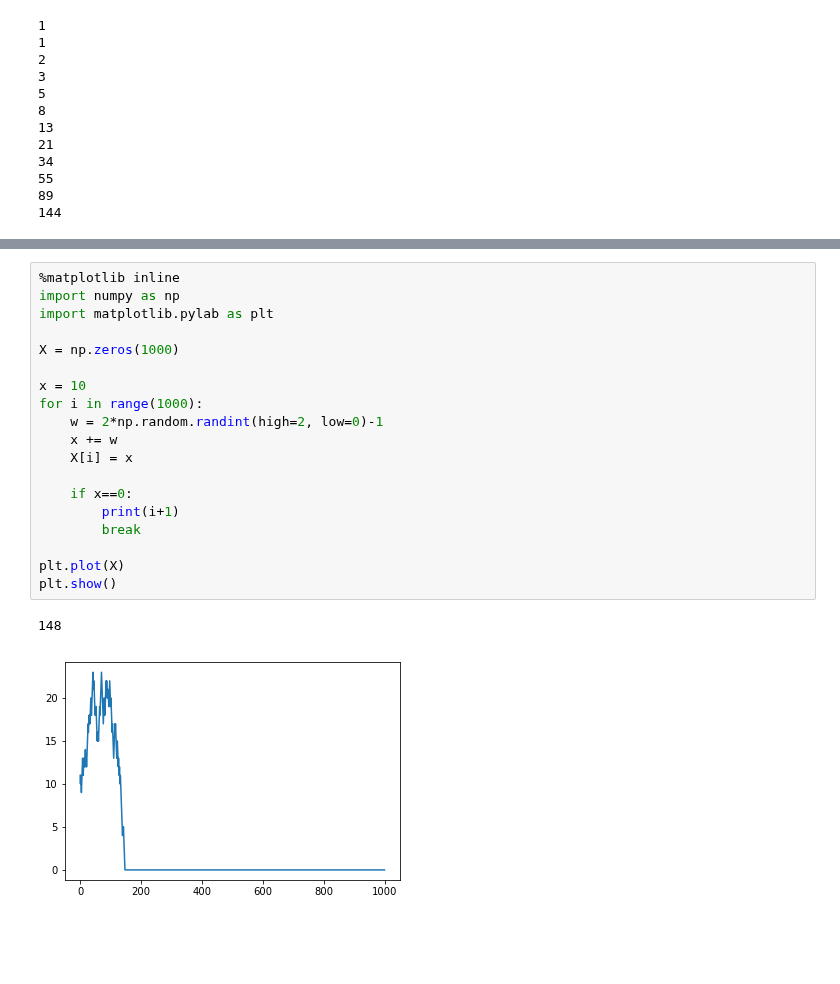
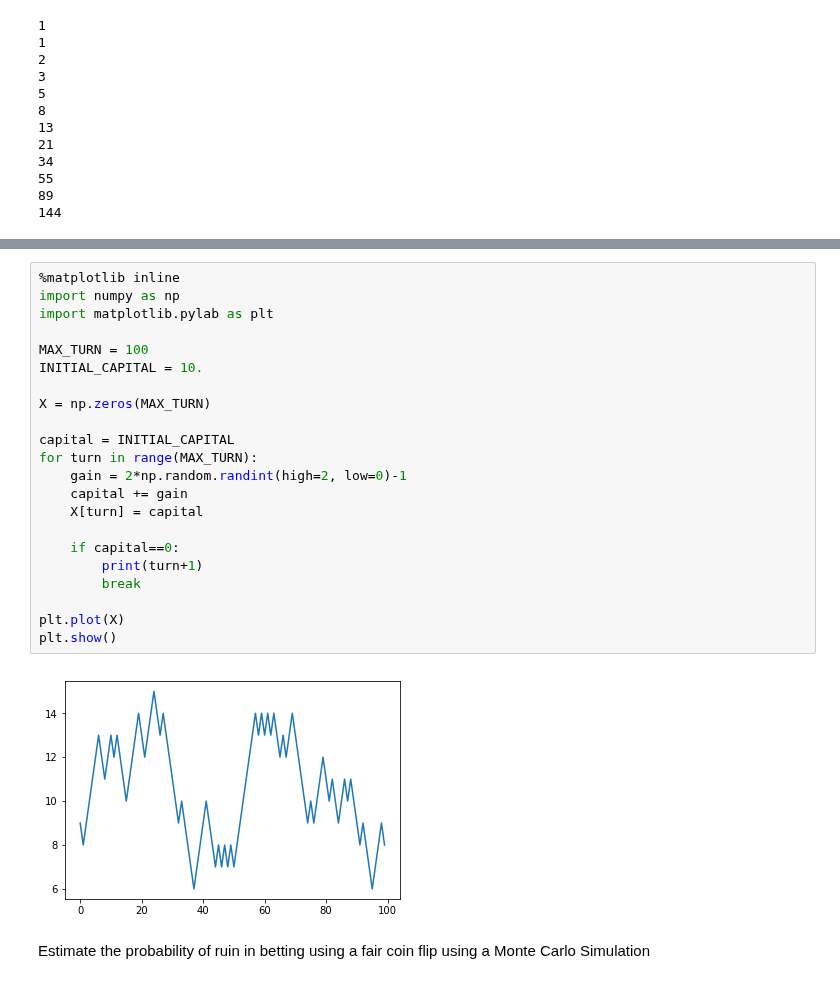
Before and after one commit to atcemgil/notes, a Jupyter notebook: fe588/FE588 Introduction Fall 2017.ipynb, the cells around one changed output, grey strips where cells are left out. Cells and saved outputs as stored; diff of their text form; blank space fills up the shorter version.

```diff
--- a/fe588/FE588 Introduction Fall 2017.ipynb
+++ b/fe588/FE588 Introduction Fall 2017.ipynb
@@ -195,22 +196,28 @@ for i in range(10):
 # %%
 %matplotlib inline
 import numpy as np
 import matplotlib.pylab as plt
 
-X = np.zeros(1000)
+MAX_TURN = 100
+INITIAL_CAPITAL = 10.
 
-x = 10
-for i in range(1000):
-    w = 2*np.random.randint(high=2, low=0)-1
-    x += w
-    X[i] = x
+X = np.zeros(MAX_TURN)
 
-    if x==0:
-        print(i+1)
+capital = INITIAL_CAPITAL
+for turn in range(MAX_TURN):
+    gain = 2*np.random.randint(high=2, low=0)-1
+    capital += gain
+    X[turn] = capital
+
+    if capital==0:
+        print(turn+1)
         break
 
 plt.plot(X)
 plt.show()
 # %% [output]
-148
-[figure, old version]
+[figure, new version]
+# %% [markdown]
+
+Estimate the probability of ruin in betting using a fair coin flip
+using a Monte Carlo Simulation
```
Also changed, not shown: parts of 7 cells of this notebook, 2 other files.
